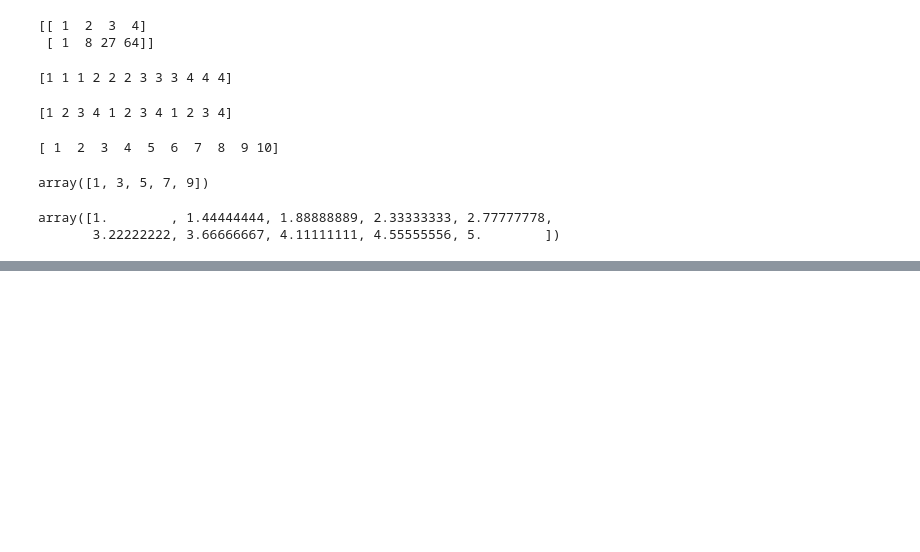
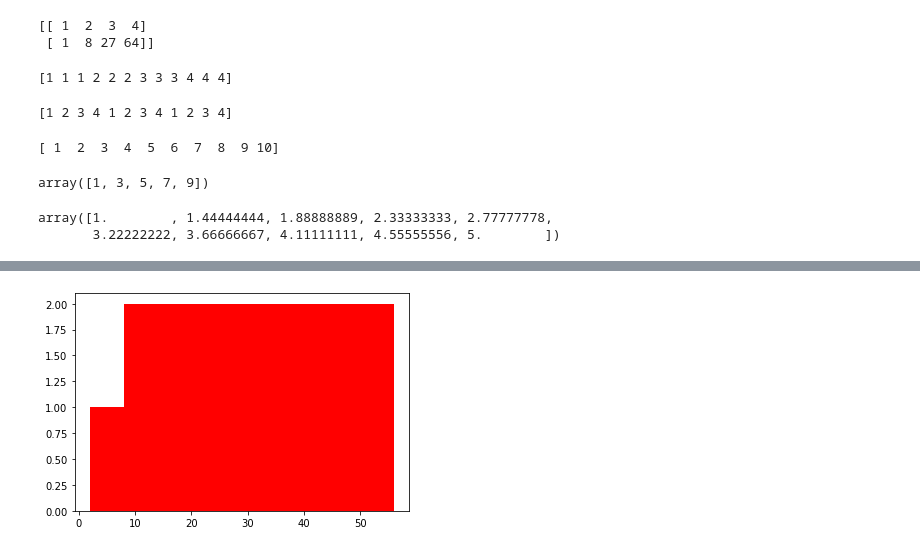
Before and after one commit to Ramyayarru19/python_programming, a Jupyter notebook: 20-Apr_2021.ipynb, the cells around one changed output, grey strips where cells are left out. Saved outputs shown, nothing was run; the diff lists cells and outputs as text; code cells hidden in the pictures; blank space fills up the shorter version.

```diff
--- a/20-Apr_2021.ipynb
+++ b/20-Apr_2021.ipynb
@@ -267,0 +540,7 @@ array([1.        , 1.44444444, 1.88888889, 2.33333333, 2.77777778,
+# %%
+x=[2,7,8,9]
+y=[2,5,8,56]
+plt.hist(x,y,color='r')
+plt.show()
+# %% [output]
+[figure, added]
```
Also changed, not shown: parts of 42 cells of this notebook, 2 other files.
